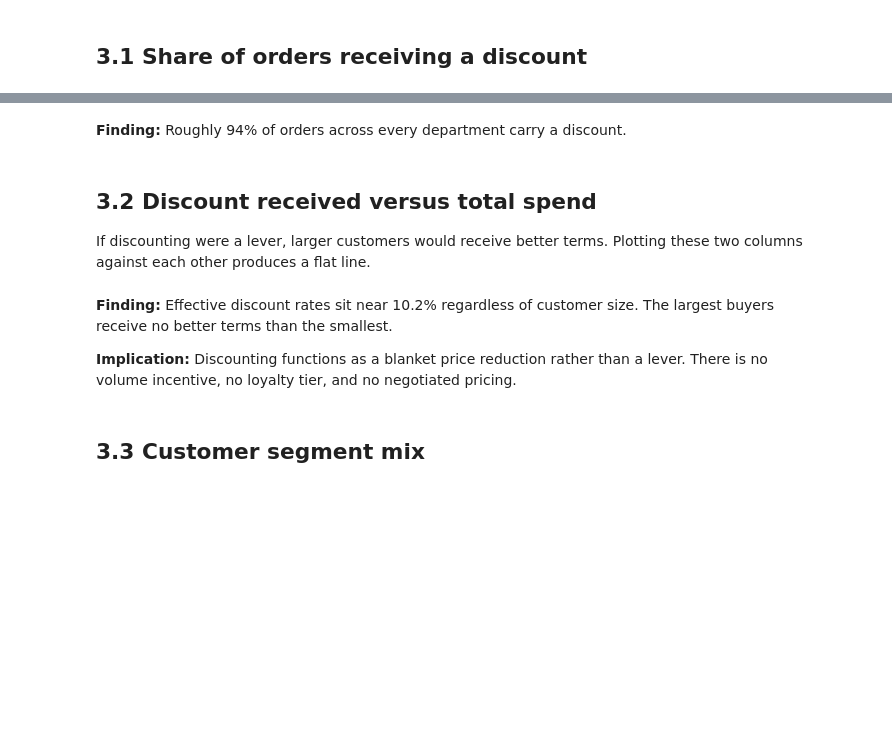
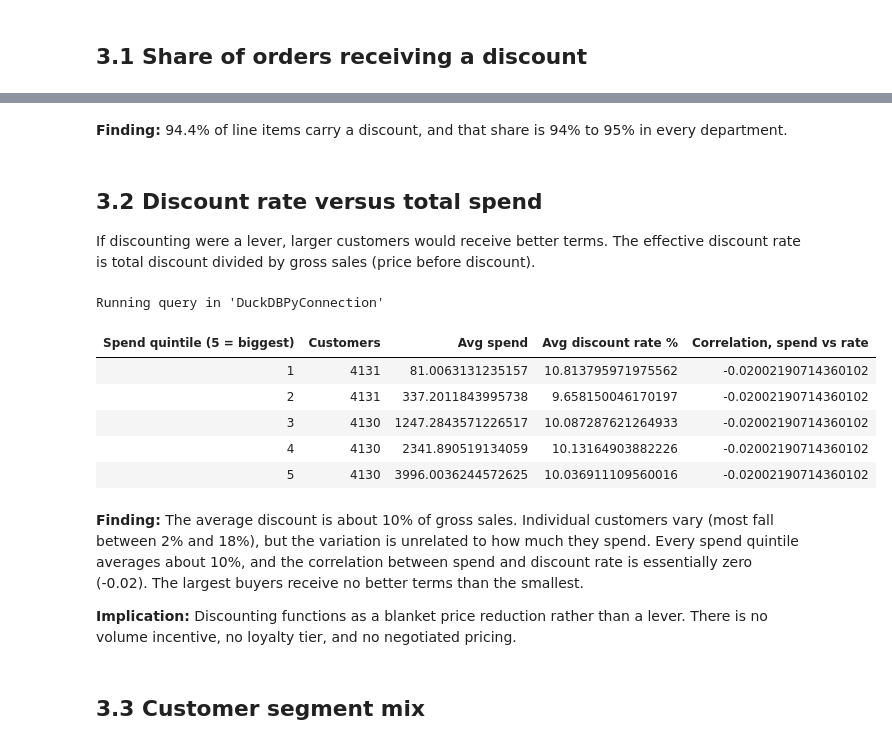
Before and after one commit to subyyy111/dataco-supply-chain, a Jupyter notebook: DataCo_analysis.ipynb, the cells around one changed output, grey strips where cells are left out. Saved outputs shown, nothing was run; the diff lists cells and outputs as text; code cells hidden in the pictures; blank space fills up the shorter version.

```diff
--- a/DataCo_analysis.ipynb
+++ b/DataCo_analysis.ipynb
@@ -234,24 +466,45 @@ ORDER BY "Discounted orders %" DESC
 # %% [markdown]
-**Finding:** Roughly 94% of orders across every department carry a discount.
+**Finding:** 94.4% of line items carry a discount, and that share is 94% to 95% in
+every department.
 # %% [markdown]
-## 3.2 Discount received versus total spend
+## 3.2 Discount rate versus total spend
 
-If discounting were a lever, larger customers would receive better terms. Plotting these
-two columns against each other produces a flat line.
+If discounting were a lever, larger customers would receive better terms. The effective
+discount rate is total discount divided by gross sales (price before discount).
 # %%
 %%sql
-SELECT "Customer Id",
-       SUM("Order Item Total") AS "Total spent",
-       SUM("Order Item Discount") AS "Total discount received",
-       SUM("Order Item Discount") * 100.0
-           / SUM("Order Item Total") AS "Effective discount rate %"
-FROM df
-GROUP BY "Customer Id"
-ORDER BY "Total spent" DESC
-LIMIT 50
+WITH customers AS (
+    SELECT "Customer Id",
+           SUM("Order Item Total") AS spent,
+           SUM("Order Item Discount") * 100.0 / SUM("Sales") AS discount_rate
+    FROM df
+    GROUP BY "Customer Id"
+), quintiles AS (
+    SELECT NTILE(5) OVER (ORDER BY spent) AS quintile, spent, discount_rate
+    FROM customers
+)
+SELECT quintile AS "Spend quintile (5 = biggest)",
+       COUNT(*) AS "Customers",
+       AVG(spent) AS "Avg spend",
+       AVG(discount_rate) AS "Avg discount rate %",
+       (SELECT CORR(spent, discount_rate) FROM customers) AS "Correlation, spend vs rate"
+FROM quintiles
+GROUP BY quintile
+ORDER BY quintile
+# %% [output]
+Running query in 'DuckDBPyConnection'
+| Spend quintile (5 = biggest) | Customers | Avg spend | Avg discount rate % | Correlation, spend vs rate |
+| 1 | 4131 | 81.0063131235157 | 10.813795971975562 | -0.02002190714360102 |
+| 2 | 4131 | 337.2011843995738 | 9.658150046170197 | -0.02002190714360102 |
+| 3 | 4130 | 1247.2843571226517 | 10.087287621264933 | -0.02002190714360102 |
+| 4 | 4130 | 2341.890519134059 | 10.13164903882226 | -0.02002190714360102 |
+| 5 | 4130 | 3996.0036244572625 | 10.036911109560016 | -0.02002190714360102 |
 # %% [markdown]
-**Finding:** Effective discount rates sit near 10.2% regardless of customer size. The
-largest buyers receive no better terms than the smallest.
+**Finding:** The average discount is about 10% of gross sales. Individual customers vary
+(most fall between 2% and 18%), but the variation is unrelated to how much they spend.
+Every spend quintile averages about 10%, and the correlation between spend and discount
+rate is essentially zero (-0.02). The largest buyers receive no better terms than the
+smallest.
 
 **Implication:** Discounting functions as a blanket price reduction rather than a lever.
 There is no volume incentive, no loyalty tier, and no negotiated pricing.
```
Also changed, not shown: parts of 38 cells of this notebook, 2 other files.
